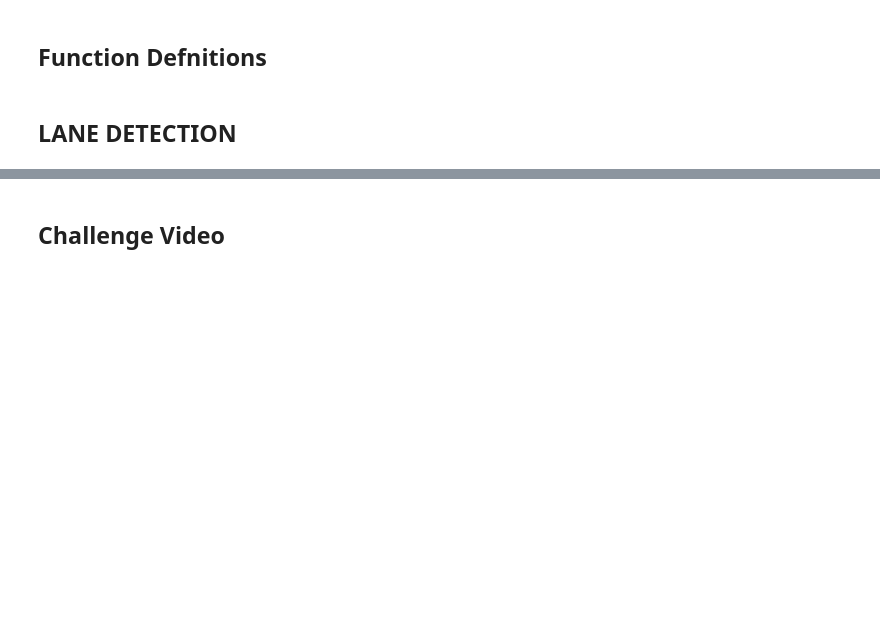
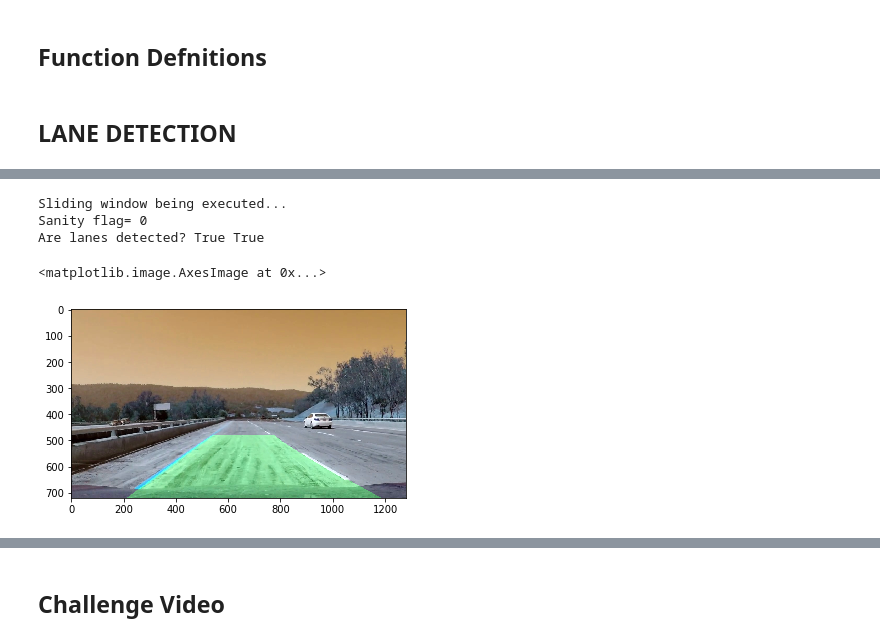
Before and after one commit to ram-charan-m/Advanced_Lane_Detection, a Jupyter notebook: P2_Advanced_Lane_Finding.ipynb, the cells around one changed output, grey strips where cells are left out. Drawn from its saved outputs; the diff is of its cells as text; code cells hidden in the pictures; blank space fills up the shorter version.

Commit message:
Advanced Lane Detection

```diff
--- a/P2_Advanced_Lane_Finding.ipynb
+++ b/P2_Advanced_Lane_Finding.ipynb
@@ -341,10 +344,26 @@ def inv_persp_trans(img):
     warp = cv2.warpPerspective(img, M, img_size, flags=cv2.INTER_LINEAR)
     return warp
 
+def ninv_persp_trans(img):
+    img_size = (img.shape[1],img.shape[0])
+    src = np.float32([ [200,720], [1050,720], [720,480], [550,480]])
+    dst = np.float32([ [250,720], [900,720], [900,0], [250,0]])
+    M = cv2.getPerspectiveTransform(dst, src)
+    warp = cv2.warpPerspective(img, M, img_size, flags=cv2.INTER_LINEAR)
+    return warp
+
 def persp_trans(img):
     img_size = (img.shape[1],img.shape[0])
     src = np.float32([ [200,720], [1050,720], [678,447], [600,447]])
     dst = np.float32([ [300,720], [900,720], [900,0], [300,0]])
+    M = cv2.getPerspectiveTransform(src,dst)
+    warp = cv2.warpPerspective(img, M, img_size, flags=cv2.INTER_LINEAR)
+    return warp
+#alternative
+def npersp_trans(img):
+    img_size = (img.shape[1],img.shape[0])
+    src = np.float32([ [200,720], [1050,720], [720,480], [550,480]])
+    dst = np.float32([ [250,720], [900,720], [900,0], [250,0]])
     M = cv2.getPerspectiveTransform(src,dst)
     warp = cv2.warpPerspective(img, M, img_size, flags=cv2.INTER_LINEAR)
     return warp
@@ -694,7 +713,7 @@ def lane_detector(img):
     thresh_bin_img = sthresh(calibrated_img)
 
     # step3: perspective transform and masking unwanted borders
-    persp_bin_img = persp_trans(thresh_bin_img)
+    persp_bin_img = npersp_trans(thresh_bin_img)
     persp_bin_img = region_of_interest(persp_bin_img)
 
     # Option A:
@@ -724,20 +743,18 @@ def lane_detector(img):
 #         print(left_lane.xcoord - right_lane.xcoord)
 
         #Sanity check
-        if ( ((left_lane.radius_of_curvature - right_lane.radius_of_curvature) <= 1200) & \
-             ((left_lane.radius_of_curvature - right_lane.radius_of_curvature) >= -1200) & \
-             ((left_lane.current_fit_coeff[0]-right_lane.current_fit_coeff[0]) <= 1) & \
+        if ( ((left_lane.current_fit_coeff[0]-right_lane.current_fit_coeff[0]) <= 1) & \
              ((left_lane.current_fit_coeff[0]-right_lane.current_fit_coeff[0]) >= -1) & \
              ((left_lane.current_fit_coeff[1]-right_lane.current_fit_coeff[1]) <= 1) & \
              ((left_lane.current_fit_coeff[1]-right_lane.current_fit_coeff[1]) >= -1) & \
-             (left_lane.radius_of_curvature <= 1200) & (right_lane.radius_of_curvature <= 1200) & \
+             (left_lane.radius_of_curvature <= 5000) & (right_lane.radius_of_curvature <= 5000) & \
              ((left_lane.xcoord - right_lane.xcoord) <= 4) & ((left_lane.xcoord - right_lane.xcoord) >= -4) ):
             Sanity.sanity_flag = 0
         else:
             Sanity.sanity_flag = 1
 
-        print('Sanity flag=', Sanity.sanity_flag)
-        print('Are lanes detected?',left_lane.detected,right_lane.detected)
+#         print('Sanity flag=', Sanity.sanity_flag)
+#         print('Are lanes detected?',left_lane.detected,right_lane.detected)
     # Option B:
     # if left and right lines == (not empty) & (accepetable based on sanity checks) - Targeted lane detection
     # use returned y coords and left and right fit coefficents for a targeted search
@@ -753,13 +770,11 @@ def lane_detector(img):
             right_lane.detected = False
 
         #Sanity check
-        if ( ((left_lane.radius_of_curvature - right_lane.radius_of_curvature) <= 1200) & \
-             ((left_lane.radius_of_curvature - right_lane.radius_of_curvature) >= -1200) & \
-             ((left_lane.current_fit_coeff[0]-right_lane.current_fit_coeff[0]) <= 1) & \
+        if ( ((left_lane.current_fit_coeff[0]-right_lane.current_fit_coeff[0]) <= 1) & \
              ((left_lane.current_fit_coeff[0]-right_lane.current_fit_coeff[0]) >= -1) & \
              ((left_lane.current_fit_coeff[1]-right_lane.current_fit_coeff[1]) <= 1) & \
              ((left_lane.current_fit_coeff[1]-right_lane.current_fit_coeff[1]) >= -1) & \
-             (left_lane.radius_of_curvature <= 1200) & (right_lane.radius_of_curvature <= 1200) & \
+             (left_lane.radius_of_curvature <= 5000) & (right_lane.radius_of_curvature <= 5000) & \
              ((left_lane.xcoord - right_lane.xcoord) <= 4) & ((left_lane.xcoord - right_lane.xcoord) >= -4) ):
             Sanity.sanity_flag = 0
         else:
@@ -786,6 +801,6 @@ def lane_detector(img):
 
     # Draw the lane onto the warped blank image
     cv2.fillPoly(window_img, np.int_([lane_line_pts]), (0,255, 0))
-    result = cv2.addWeighted(img, 1, inv_persp_trans(window_img), 0.3, 0)
+    result = cv2.addWeighted(img, 1, ninv_persp_trans(window_img), 0.3, 0)
     return result
 # %%
@@ -796 +812,14 @@ def lane_detector(img):
+# %%
+# Resetting class attributes
+left_lane.reset()
+right_lane.reset()
+Sanity.reset()
+
+plt.imshow(lane_detector(cv2.imread('Video Frame Images/frame560.jpg')))
+# %% [output]
+Sliding window being executed...
+Sanity flag= 0
+Are lanes detected? True True
+<matplotlib.image.AxesImage at 0x...>
+[figure, added]
 # %%
```
Also changed, not shown: parts of 8 cells of this notebook, 2 other files.
